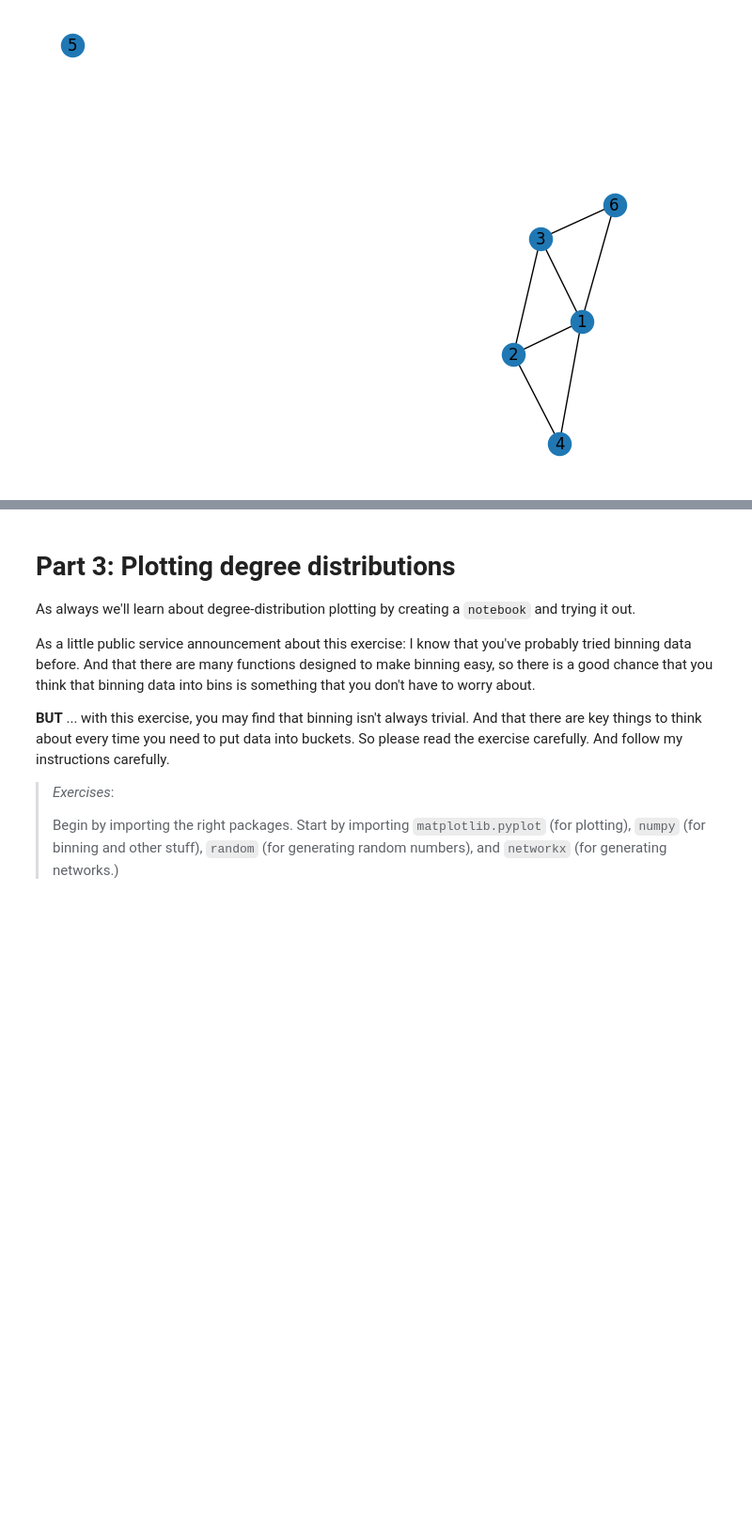
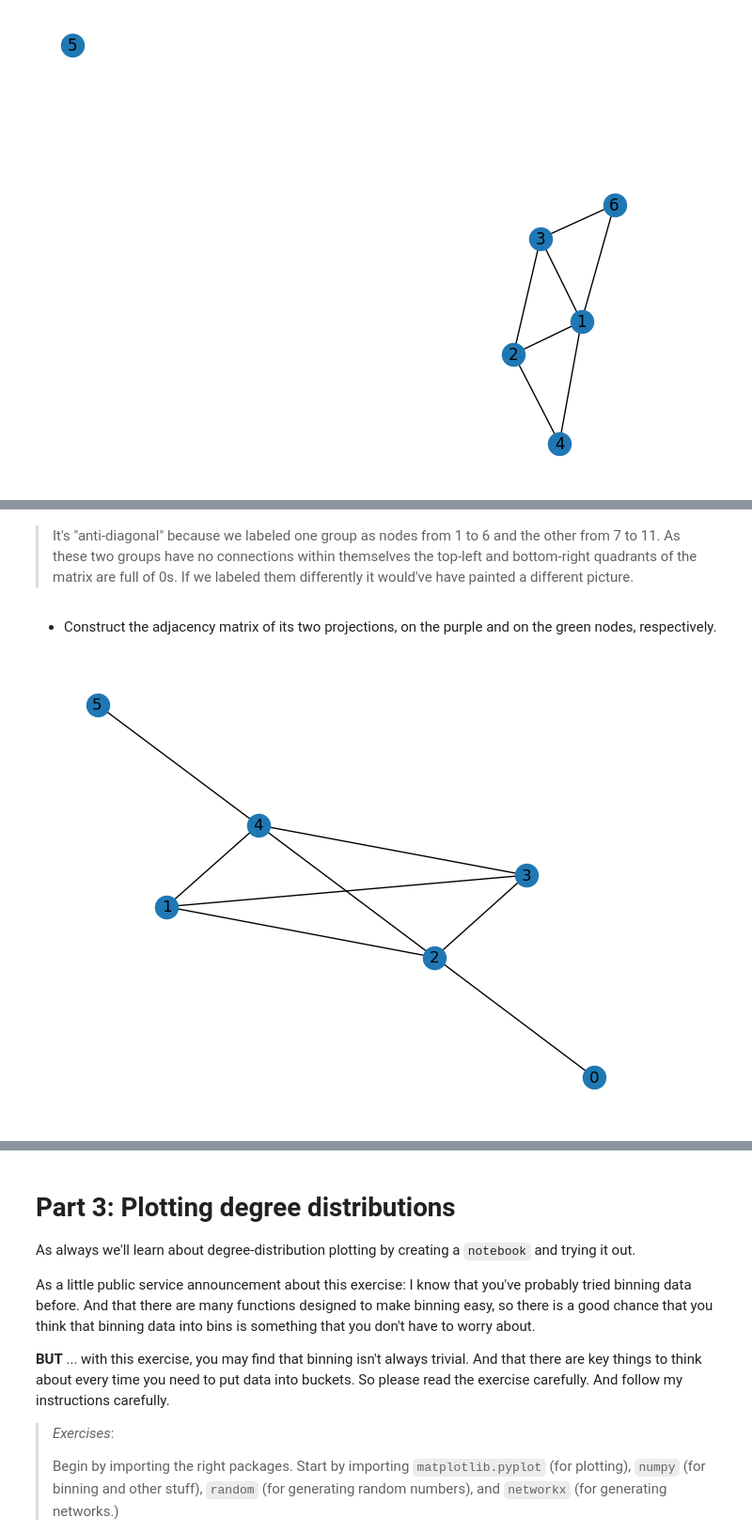
Before and after one commit to jereml99/socialgraphs2023, a Jupyter notebook: lectures/Week2.ipynb, the cells around one changed output, grey strips where cells are left out. Shown at 94% size. Cells and saved outputs as stored; diff of their text form; code cells hidden in the pictures; blank space fills up the shorter version.

```diff
--- a/lectures/Week2.ipynb
+++ b/lectures/Week2.ipynb
@@ -210,0 +217,15 @@ plt.show()
+# %% [markdown]
+> It's "anti-diagonal" because we labeled one group as nodes from 1 to 6 and the other from 7 to 11. As these two groups have no connections within themselves the top-left and bottom-right quadrants of the matrix are full of 0s. If we labeled them differently it would've have painted a different picture.
+# %% [markdown]
+* Construct the adjacency matrix of its two projections, on the purple and on the green nodes, respectively.
+# %%
+proj_1 = nx.projected_graph(bipartite_graph, [i for i in range(0,6)])
+proj_2 = nx.projected_graph(bipartite_graph, [i for i in range(6,11)])
+# %%
+G = proj_1
+pos = nx.spring_layout(G)
+
+nx.draw(G, pos, with_labels=True)
+plt.show()
+# %% [output]
+[figure, added]
```
Also changed, not shown: parts of 7 cells of this notebook.
